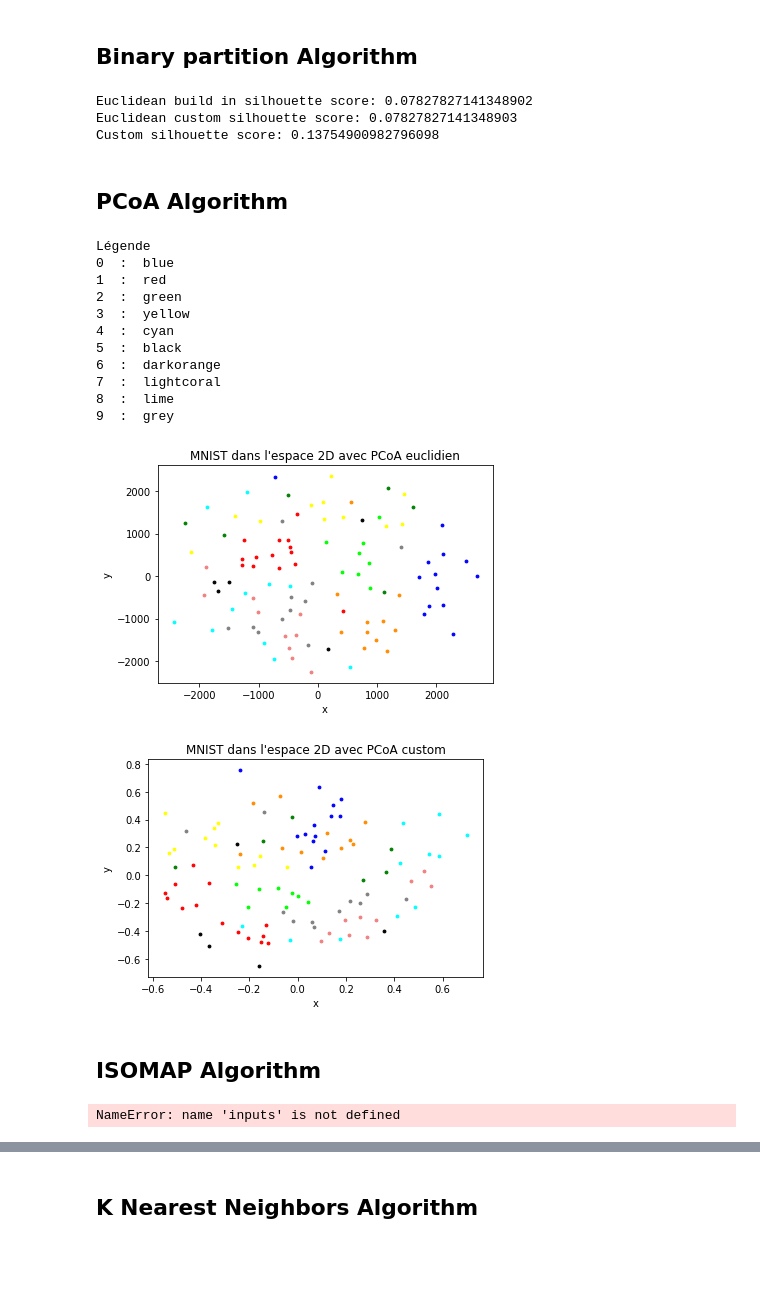
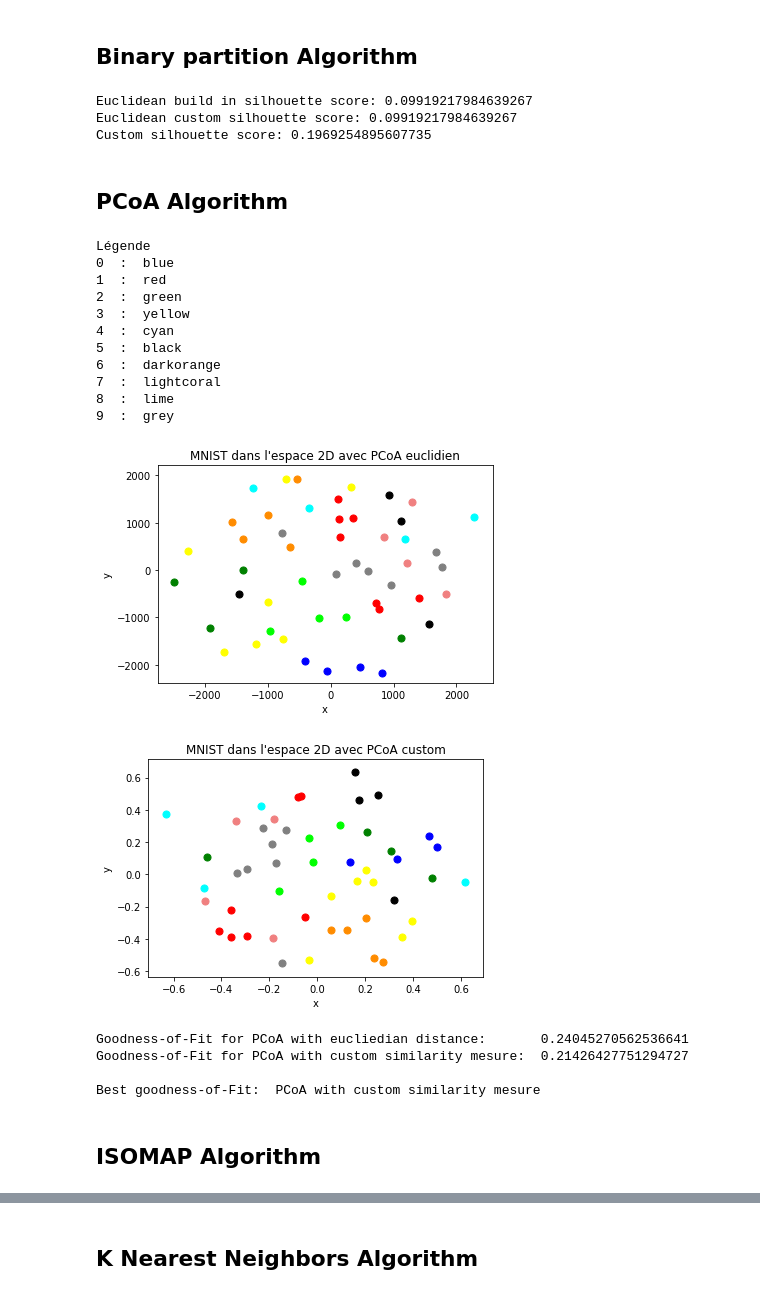
Before and after one commit to CodingDevotion/axrjiopolkj, a Jupyter notebook: devoir1-0954-5nov.ipynb, the cells around one changed output, grey strips where cells are left out. Drawn from its saved outputs; the diff is of its cells as text; code cells hidden in the pictures; blank space fills up the shorter version.

Commit message:
Isomap algorithm and  Stephane fixes

```diff
--- a/devoir1-0954-5nov.ipynb
+++ b/devoir1-0954-5nov.ipynb
@@ -28,7 +24,7 @@ import csv
 # %% [markdown]
 ## Import data
 # %%
-TRAINING_SIZE = 1000
+TRAINING_SIZE = 50
 TEST_SIZE = 25
 
 def extract_data(dataset, size):
@@ -137,14 +133,21 @@ def generate_distance_matrix(data, distance_type):
     distance_ndarray = np.zeros((nb_examples,nb_examples))
 
     for i in range(nb_examples):
-        for j in range(nb_examples):
+        j=0
+        while j != i:
             if distance_type is 'euclidean':
-                distance_ndarray[i][j] = euclidean_similarity_measure(data[i],data[j])
+                euc_sim_measure = euclidean_similarity_measure(data[i],data[j])
+                distance_ndarray[i][j] = euc_sim_measure
+                distance_ndarray[j][i] = euc_sim_measure
+
             elif distance_type is 'custom':
-                distance_ndarray[i][j] = custom_similarity_measure(data[i],data[j])
+                custom_sim_measure = custom_similarity_measure(data[i],data[j])
+                distance_ndarray[i][j] = custom_sim_measure
+                distance_ndarray[j][i] = custom_sim_measure
             else:
                 print("accepted values for argument 'distance_type': 'euclidean','custom'")
                 return
+            j += 1
     return distance_ndarray
 # %% [markdown]
 ## Compute dissimilarity matrices on the data
@@ -270,9 +274,9 @@ print('Euclidean build in silhouette score:', Eu_b_score)
 print('Euclidean custom silhouette score:', Eu_c_score)
 print('Custom silhouette score:', Cu_score)
 # %% [output]
-Euclidean build in silhouette score: 0.07827827141348902
-Euclidean custom silhouette score: 0.07827827141348903
-Custom silhouette score: 0.13754900982796098
+Euclidean build in silhouette score: 0.09919217984639267
+Euclidean custom silhouette score: 0.09919217984639267
+Custom silhouette score: 0.1969254895607735
 # %% [markdown]
 ## PCoA  Algorithm
 # %%
@@ -290,47 +294,54 @@ colors = ['blue', 'red', 'green', 'yellow', 'cyan', 'black', 'darkorange', 'ligh
 
 def extract_data_by_label(inputs, targets, label) :
     return(inputs[np.where(targets[:] == label)[0], :])
 
 def plot_graph_by_labels(inputs, targets, title, colors) :
     for i in range(0, 10) :
             extracted = extract_data_by_label(inputs, targets, i)
-            plt.scatter(extracted[:,0], extracted[:,1], 8, colors[i])
+            plt.scatter(extracted[:,0], extracted[:,1], 50, colors[i])
     pylab.xlabel('x')
     pylab.ylabel('y')
     plt.title(title)
     plt.show()
 
 print('Légende')
 for i in range(0, len(colors)) :
     print(i, ' : ', colors[i])
 
 plot_graph_by_labels(euclid_transformed, training_targets, 'MNIST dans l\'espace 2D avec PCoA euclidien', colors)
 plot_graph_by_labels(custom_transformed, training_targets, 'MNIST dans l\'espace 2D avec PCoA custom', colors)
+
+# Mesures de performance utilisée :
+# Nous utilisons la racine de l'erreur de moindre carrée (différence entre la distance de la matrice de dissimilarité et de la distance
+# prédite par le modèle MDS, divisée par la somme au carrée des distances de la matrice de dissimilarité)
+# Cette valeur représente le stress, qui permet de quantifer si le modèle fitent avec les données.
+# Plus la valeur est proche de 0, plus le modèle représente les données.
+
+# Pour plus d'information, voir le Chaptitre 435 de Multidimensional Scaling, page 435-3
+# https://ncss-wpengine.netdna-ssl.com/wp-content/themes/ncss/pdf/Procedures/NCSS/Multidimensional_Scaling.pdf
+goodness_eucl = np.sqrt(pcoa_euclid.stress_/np.square(euclidean_distance_matrix).sum())
+goodness_custom = np.sqrt(pcoa_custom.stress_/np.square(custom_distance_matrix).sum())
+print("Goodness-of-Fit for PCoA with eucliedian distance:      ", goodness_eucl)
+print("Goodness-of-Fit for PCoA with custom similarity mesure: ", goodness_custom)
+
+print("\nBest goodness-of-Fit: ", "PCoA with eucliedian distance" if min(goodness_eucl, goodness_custom) == goodness_eucl else "PCoA with custom similarity mesure")
 # %% [output]
 Légende
 0  :  blue
 1  :  red
 2  :  green
 3  :  yellow
 4  :  cyan
 5  :  black
 6  :  darkorange
 7  :  lightcoral
 8  :  lime
 9  :  grey
-[figure, old version]
+[figure, new version]
-[figure, old version]
+[figure, new version]
+Goodness-of-Fit for PCoA with eucliedian distance:       0.24045270562536641
+Goodness-of-Fit for PCoA with custom similarity mesure:  0.21426427751294727
+
+Best goodness-of-Fit:  PCoA with custom similarity mesure
 # %% [markdown]
 ## ISOMAP Algorithm
-# %%
-## ISOMAP Algorithm
-
-from sklearn.manifold import Isomap
-ISOMAP = Isomap(n_neighbors=1, n_components=2)
-ISOMAP.fit(inputs, targets)
-ISOMAP.get_params()
-print(ISOMAP.dist_matrix_)
-
-# TODO : calculer l'impureté
-# %% [output]
-NameError: name 'inputs' is not defined
```
Also changed, not shown: parts of 7 cells of this notebook.
